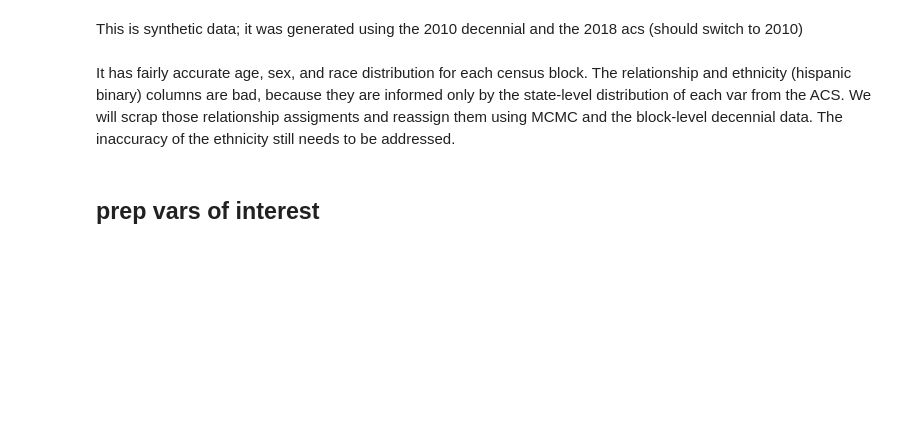
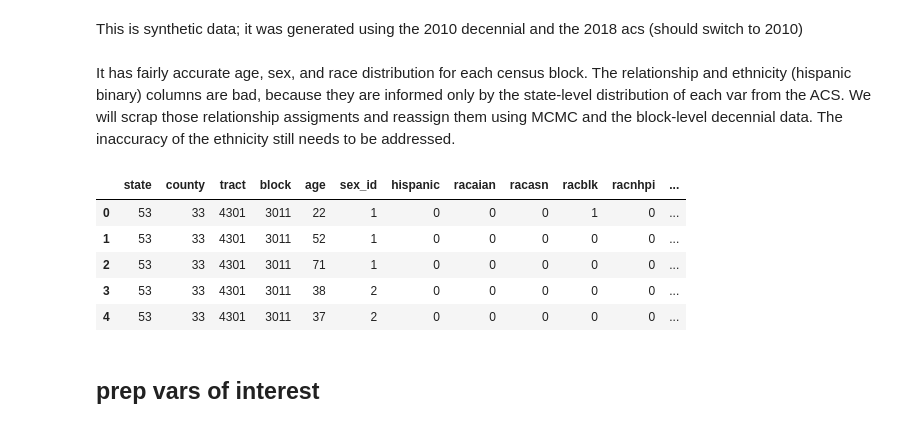
Before and after one commit to beatrixkh/synthetic_pop, a Jupyter notebook: assign_hh_structure/assign_hh_structure_example_ravenna/2020_07_22_mcmc_household_strucure_assignments.ipynb, the cells around one changed output. Saved outputs shown, nothing was run; the diff lists cells and outputs as text; code cells hidden in the pictures; blank space fills up the shorter version.

```diff
--- a/assign_hh_structure/assign_hh_structure_example_ravenna/2020_07_22_mcmc_household_strucure_assignments.ipynb
+++ b/assign_hh_structure/assign_hh_structure_example_ravenna/2020_07_22_mcmc_household_strucure_assignments.ipynb
@@ -26,3 +25,13 @@ df.head()
+# %%
+df = df.drop(columns='relationship')
+df.head()
+# %% [output]
+|  | state | county | tract | block | age | sex_id | hispanic | racaian | racasn | racblk | racnhpi | ... |
+| 0 | 53 | 33 | 4301 | 3011 | 22 | 1 | 0 | 0 | 0 | 1 | 0 | ... |
+| 1 | 53 | 33 | 4301 | 3011 | 52 | 1 | 0 | 0 | 0 | 0 | 0 | ... |
+| 2 | 53 | 33 | 4301 | 3011 | 71 | 1 | 0 | 0 | 0 | 0 | 0 | ... |
+| 3 | 53 | 33 | 4301 | 3011 | 38 | 2 | 0 | 0 | 0 | 0 | 0 | ... |
+| 4 | 53 | 33 | 4301 | 3011 | 37 | 2 | 0 | 0 | 0 | 0 | 0 | ... |
 # %%
 ## pull in df to fit to from decennial
 input_dir = '/home/j/temp/beatrixh/sim_science/decennial_census_2010/'
```
Also changed, not shown: parts of 42 cells of this notebook.
